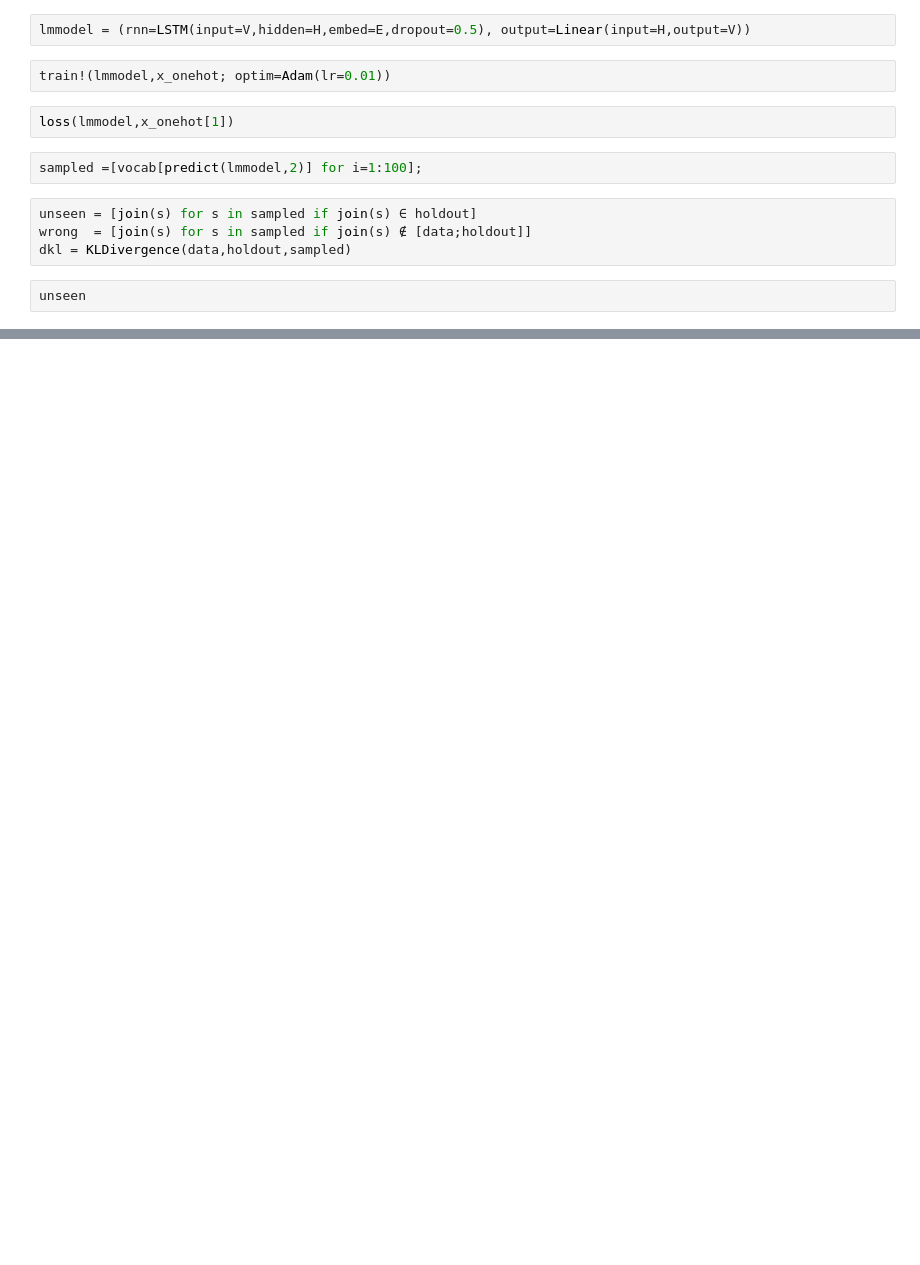
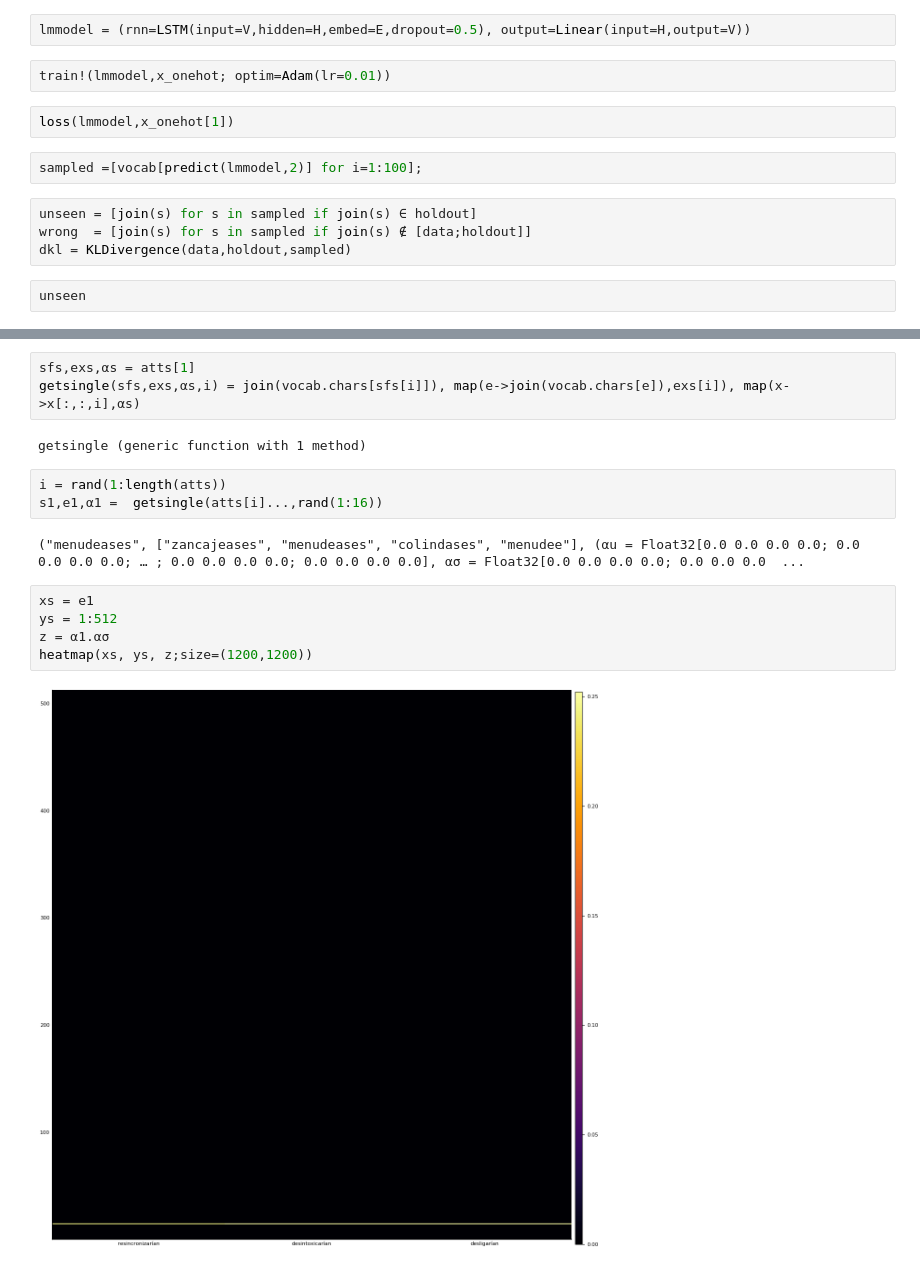
Before and after one commit to ekinakyurek/compgen, a Jupyter notebook: datagen.ipynb, the cells around one changed output, grey strips where cells are left out. Saved outputs shown, nothing was run; the diff lists cells and outputs as text; blank space fills up the shorter version.

```diff
--- a/datagen.ipynb
+++ b/datagen.ipynb
@@ -461,0 +717,17 @@ unseen
+# %%
+sfs,exs,αs = atts[1]
+getsingle(sfs,exs,αs,i) = join(vocab.chars[sfs[i]]), map(e->join(vocab.chars[e]),exs[i]), map(x->x[:,:,i],αs)
+# %% [output]
+getsingle (generic function with 1 method)
+# %%
+i = rand(1:length(atts))
+s1,e1,α1 =  getsingle(atts[i]...,rand(1:16))
+# %% [output]
+("menudeases", ["zancajeases", "menudeases", "colindases", "menudee"], (αu = Float32[0.0 0.0 0.0 0.0; 0.0 0.0 0.0 0.0; … ; 0.0 0.0 0.0 0.0; 0.0 0.0 0.0 0.0], ασ = Float32[0.0 0.0 0.0 0.0; 0.0 0.0 0.0  ...
+# %%
+xs = e1
+ys = 1:512
+z = α1.ασ
+heatmap(xs, ys, z;size=(1200,1200))
+# %% [output]
+[figure, added]
```
Also changed, not shown: parts of 32 cells of this notebook, 1 other file.
